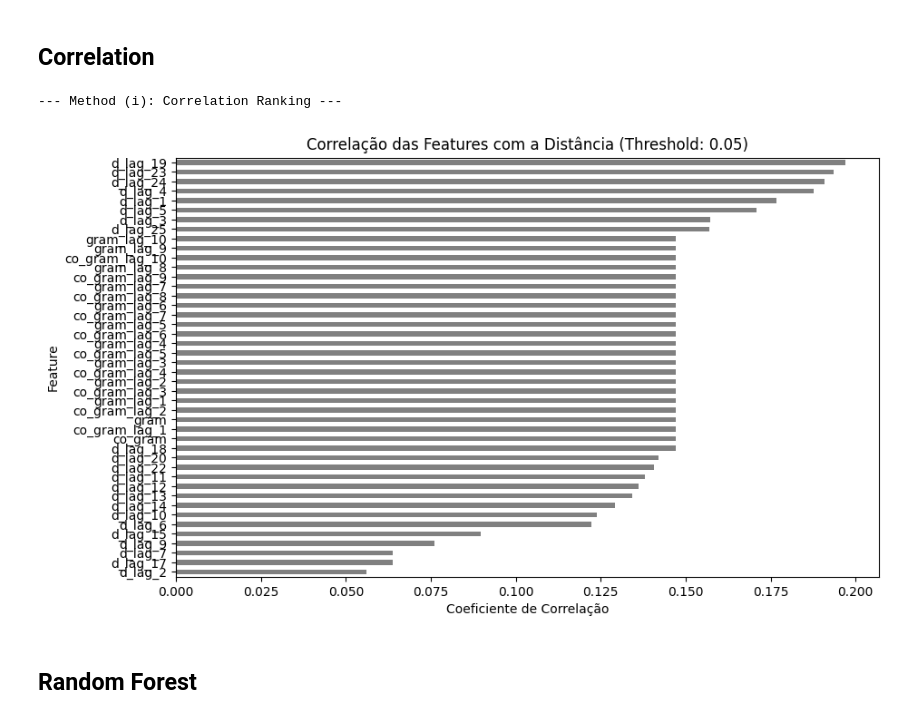
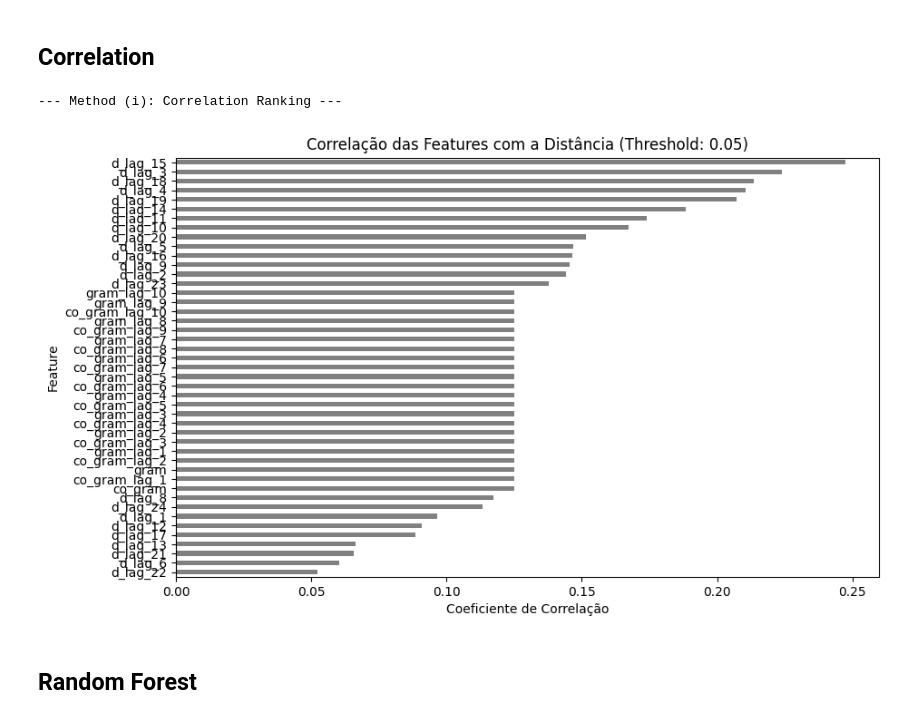
Before and after one commit to gddeazevedo/rgpe, a Jupyter notebook: notebooks/feature_selection_v4_riemann_features.ipynb, the cells around one changed output. Cells and saved outputs as stored; diff of their text form; code cells hidden in the pictures.

```diff
--- a/notebooks/feature_selection_v4_riemann_features.ipynb
+++ b/notebooks/feature_selection_v4_riemann_features.ipynb
@@ -13,8 +13,8 @@ from feature_engine.selection import MRMR
 
 dataset = pd.read_csv("../dataset/riemann_features.csv")
 
-X = dataset.drop(columns=["distance"])
-y = dataset["distance"]
+X = dataset.drop(columns=["distance"])[:10_000]
+y = dataset["distance"][:10_000]
 
 split = int(0.8 * len(X))
 X = X[:split]
@@ -33,22 +33,22 @@ def plot_top_features(importance: pd.Series, title: str, xlabel: str, ylabel: st
 ## Correlation
 # %%
 print("--- Method (i): Correlation Ranking ---")
-correlations = X_train.corrwith(y_train)
+correlations = X.corrwith(y)
 threshold = 0.05
 sorted_correlation_rank = correlations.abs().sort_values(ascending=False)
 top_features = sorted_correlation_rank[sorted_correlation_rank > threshold]
 
 top_features.index.to_series().to_csv("../results/correlation_feature_selection_v4.csv", index=False, header=["feature"])
 
 plot_top_features(
     top_features,
     f"Correlação das Features com a Distância (Threshold: {threshold})",
     "Coeficiente de Correlação",
     "Feature"
 )
 # %% [output]
 --- Method (i): Correlation Ranking ---
-[figure, old version]
+[figure, new version]
 # %% [markdown]
 ## Random Forest
 # %%
```
Also changed, not shown: parts of 3 cells of this notebook, 11 other files.
